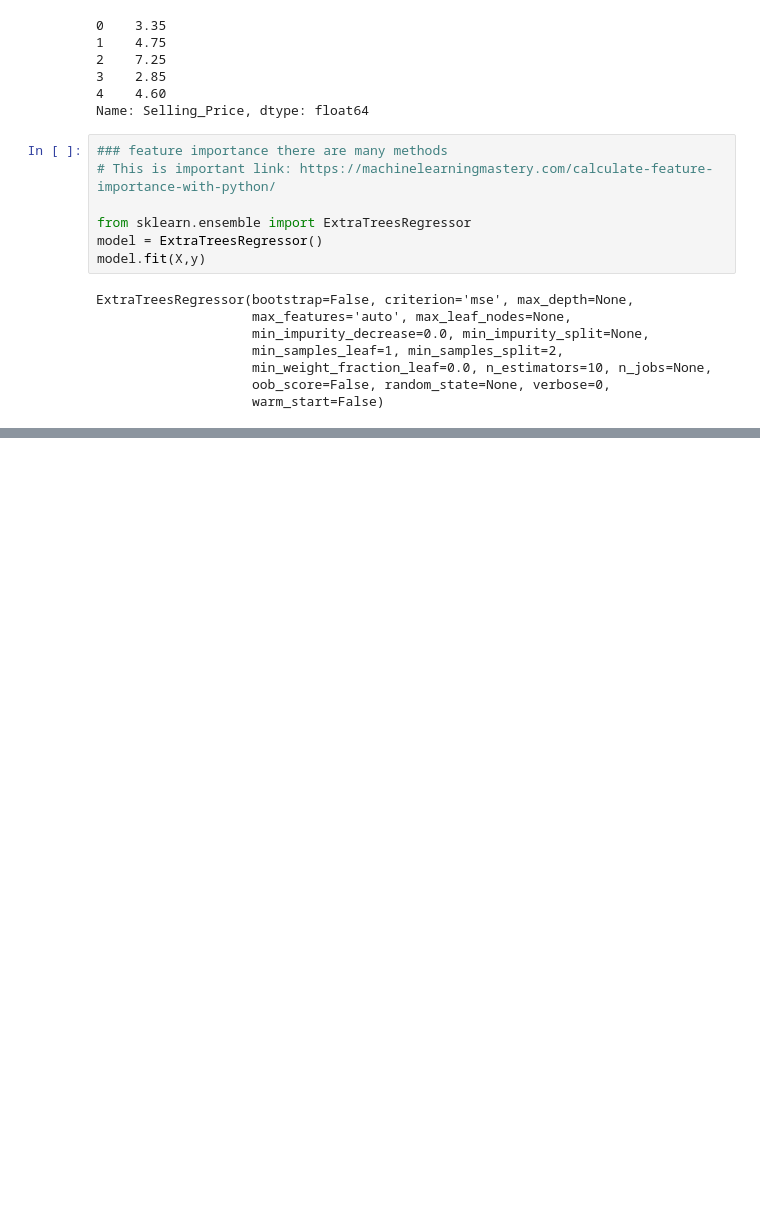
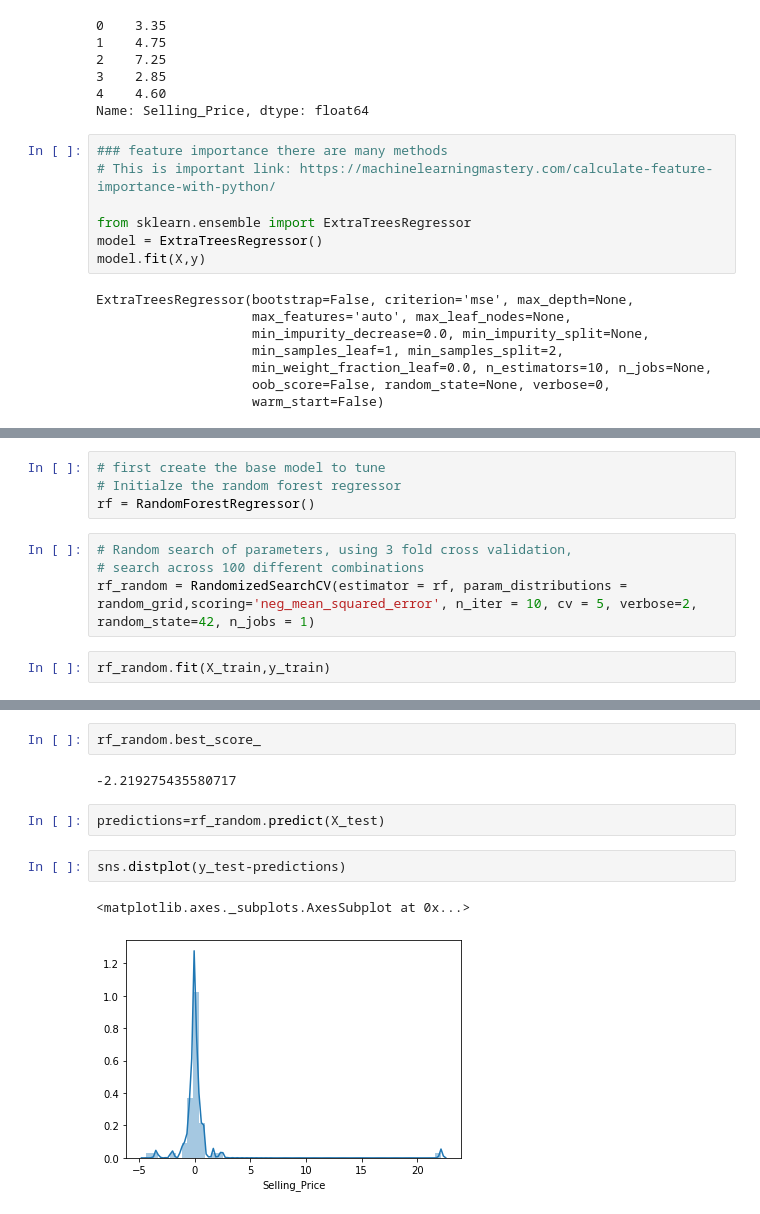
Before and after one commit to Rajnikumar-data/Data-science-projects, a Jupyter notebook: Car_sale_analysis.ipynb, the cells around one changed output, grey strips where cells are left out. Cells and saved outputs as stored; diff of their text form; blank space fills up the shorter version.

Commit message:
second-commit-randomforest-model

```diff
--- a/Car_sale_analysis.ipynb
+++ b/Car_sale_analysis.ipynb
@@ -235,0 +290,10 @@ plt.show() # Display
+# %%
+# first create the base model to tune
+# Initialze the random forest regressor
+rf = RandomForestRegressor()
+# %%
+# Random search of parameters, using 3 fold cross validation,
+# search across 100 different combinations
+rf_random = RandomizedSearchCV(estimator = rf, param_distributions = random_grid,scoring='neg_mean_squared_error', n_iter = 10, cv = 5, verbose=2, random_state=42, n_jobs = 1)
+# %%
+rf_random.fit(X_train,y_train)
@@ -235,0 +350,11 @@ plt.show() # Display
+# %%
+rf_random.best_score_
+# %% [output]
+-2.219275435580717
+# %%
+predictions=rf_random.predict(X_test)
+# %%
+sns.distplot(y_test-predictions)
+# %% [output]
+<matplotlib.axes._subplots.AxesSubplot at 0x...>
+[figure, added]
```
Also changed, not shown: parts of 15 cells of this notebook, 1 other file.
